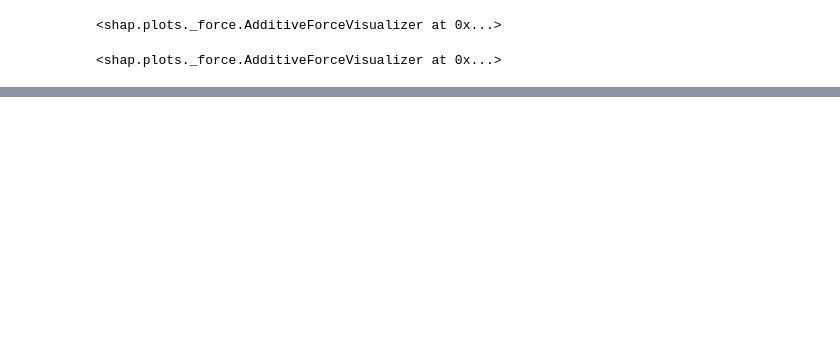
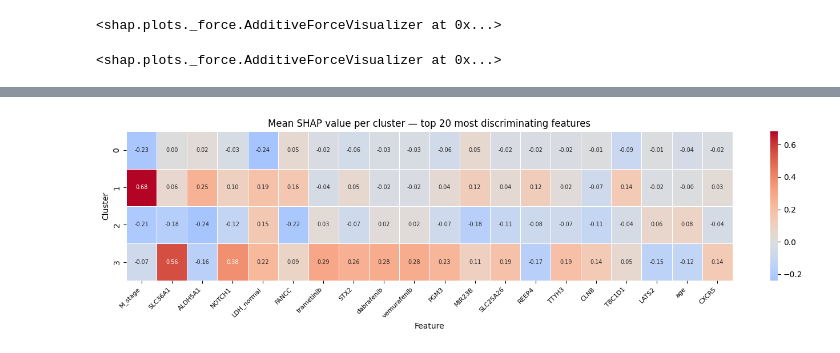
Before and after one commit to dinhhb/modeling_gene_expression, a Jupyter notebook: explanation/5_shap.ipynb, the cells around one changed output, grey strips where cells are left out. Saved outputs shown, nothing was run; the diff lists cells and outputs as text; code cells hidden in the pictures; blank space fills up the shorter version.

```diff
--- a/explanation/5_shap.ipynb
+++ b/explanation/5_shap.ipynb
@@ -228,0 +286,25 @@ shap.plots.force(sv_raw[fp[3]])
+# %%
+sv_df = pd.DataFrame(shap_values.values, columns=feature_names)
+sv_df["cluster"] = cluster_labels
+
+cluster_means = sv_df.groupby("cluster").mean()
+
+# keep top 20 features with highest variance across clusters
+top_features = cluster_means.std(axis=0).nlargest(20).index
+heatmap_data = cluster_means[top_features]
+
+fig, ax = plt.subplots(figsize=(14, 4))
+sns.heatmap(
+    heatmap_data,
+    cmap="coolwarm", center=0,
+    annot=True, fmt=".2f", annot_kws={"size": 7},
+    linewidths=0.4, ax=ax,
+)
+ax.set_title(f"Mean SHAP value per cluster — top 20 most discriminating features")
+ax.set_xlabel("Feature")
+ax.set_ylabel("Cluster")
+plt.xticks(rotation=45, ha="right", fontsize=8)
+plt.tight_layout()
+plt.show()
+# %% [output]
+[figure, added]
```
Also changed, not shown: parts of 8 cells of this notebook, 1 other file.
